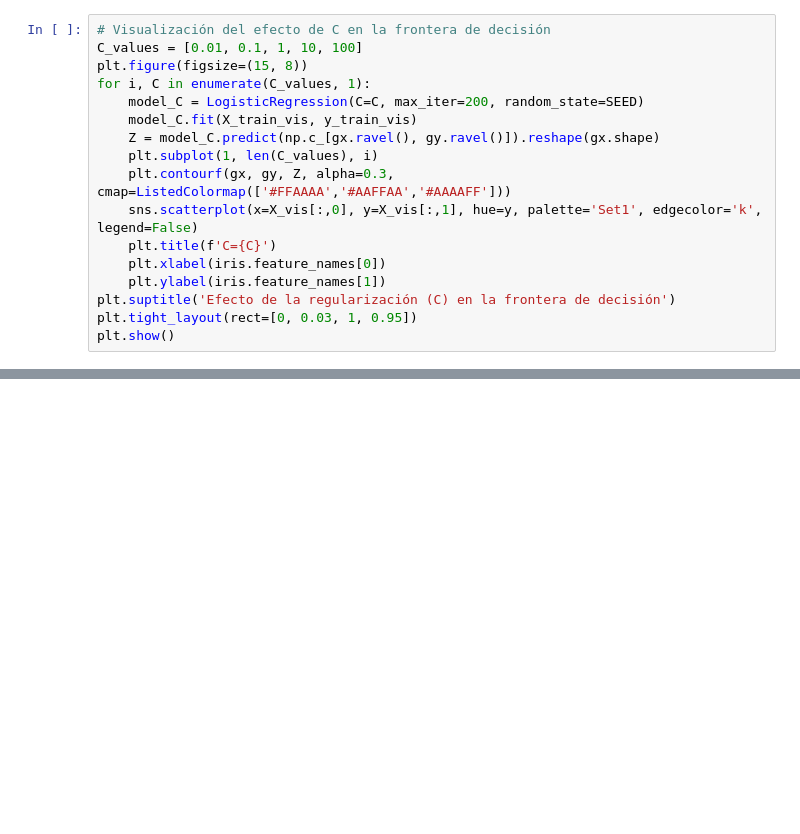
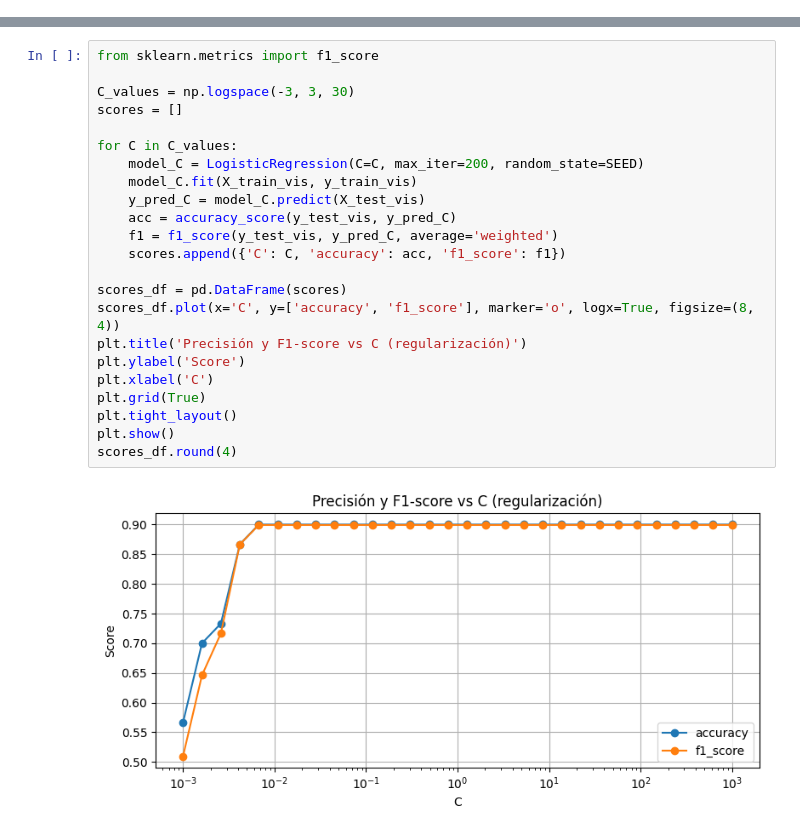
Before and after one commit to ISCOUTB/jupiter_cuda, a Jupyter notebook: notebooks/01_intro_machine_learning.ipynb, the cells around one changed output, grey strips where cells are left out. Drawn from its saved outputs; the diff is of its cells as text; blank space fills up the shorter version.

```diff
--- a/notebooks/01_intro_machine_learning.ipynb
+++ b/notebooks/01_intro_machine_learning.ipynb
@@ -190,17 +207,0 @@ La regularización controla la complejidad del modelo. Un valor bajo de `C` impl
-# %%
-# Visualización del efecto de C en la frontera de decisión
-C_values = [0.01, 0.1, 1, 10, 100]
-plt.figure(figsize=(15, 8))
-for i, C in enumerate(C_values, 1):
-    model_C = LogisticRegression(C=C, max_iter=200, random_state=SEED)
-    model_C.fit(X_train_vis, y_train_vis)
-    Z = model_C.predict(np.c_[gx.ravel(), gy.ravel()]).reshape(gx.shape)
-    plt.subplot(1, len(C_values), i)
-    plt.contourf(gx, gy, Z, alpha=0.3, cmap=ListedColormap(['#FFAAAA','#AAFFAA','#AAAAFF']))
-    sns.scatterplot(x=X_vis[:,0], y=X_vis[:,1], hue=y, palette='Set1', edgecolor='k', legend=False)
-    plt.title(f'C={C}')
-    plt.xlabel(iris.feature_names[0])
-    plt.ylabel(iris.feature_names[1])
-plt.suptitle('Efecto de la regularización (C) en la frontera de decisión')
-plt.tight_layout(rect=[0, 0.03, 1, 0.95])
-plt.show()
@@ -520,0 +248,25 @@ Practica lo aprendido con los siguientes ejercicios:
+# %%
+from sklearn.metrics import f1_score
+
+C_values = np.logspace(-3, 3, 30)
+scores = []
+
+for C in C_values:
+    model_C = LogisticRegression(C=C, max_iter=200, random_state=SEED)
+    model_C.fit(X_train_vis, y_train_vis)
+    y_pred_C = model_C.predict(X_test_vis)
+    acc = accuracy_score(y_test_vis, y_pred_C)
+    f1 = f1_score(y_test_vis, y_pred_C, average='weighted')
+    scores.append({'C': C, 'accuracy': acc, 'f1_score': f1})
+
+scores_df = pd.DataFrame(scores)
+scores_df.plot(x='C', y=['accuracy', 'f1_score'], marker='o', logx=True, figsize=(8, 4))
+plt.title('Precisión y F1-score vs C (regularización)')
+plt.ylabel('Score')
+plt.xlabel('C')
+plt.grid(True)
+plt.tight_layout()
+plt.show()
+scores_df.round(4)
+# %% [output]
+[figure, added]
```
Also changed, not shown: parts of 96 cells of this notebook, 10 other files.
